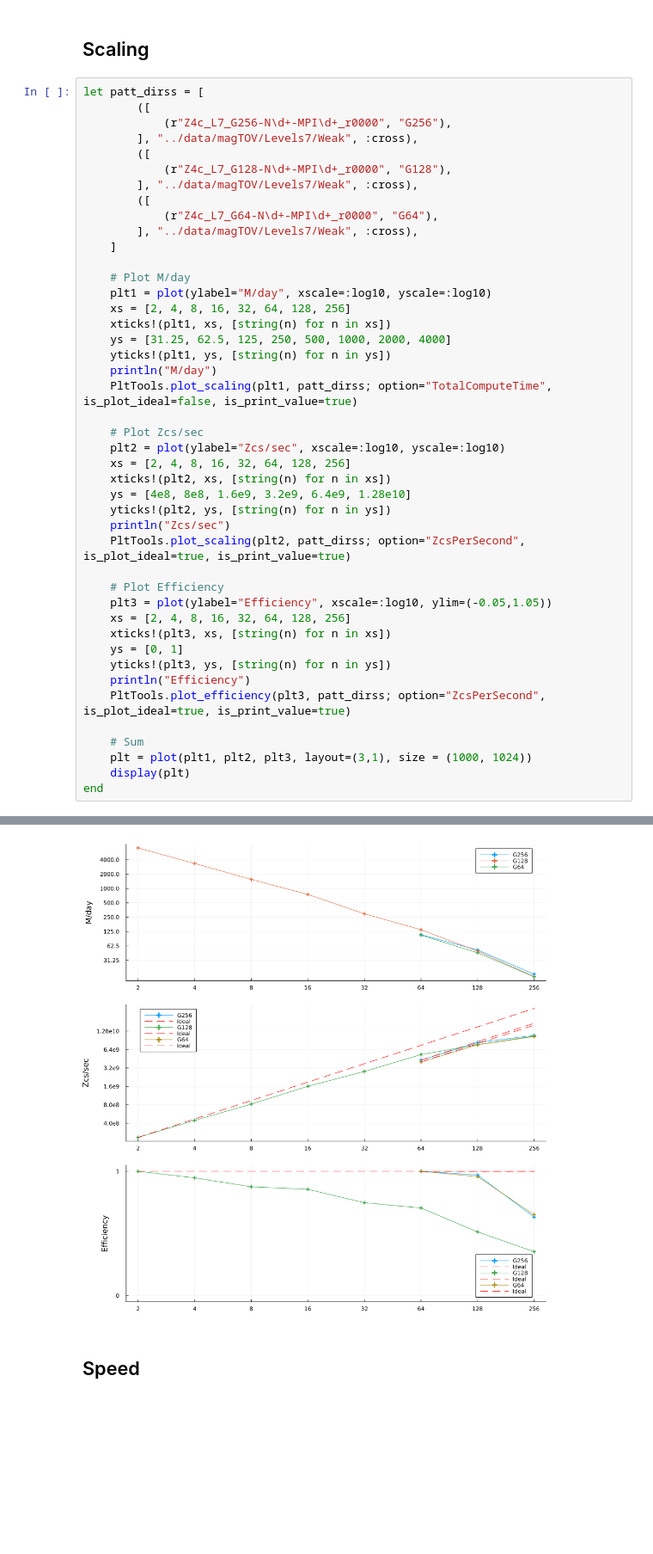
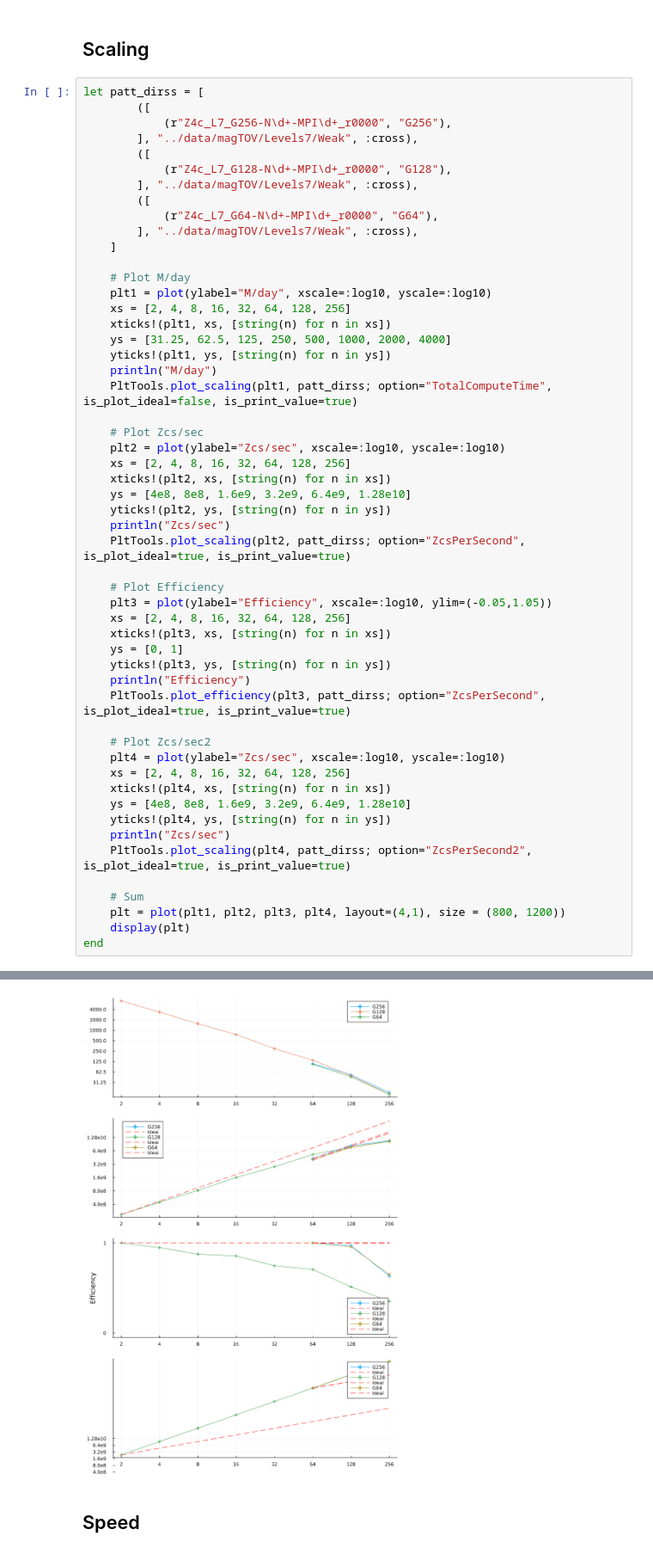
Before and after one commit to lwJi/ETK-Scaling-Tests, a Jupyter notebook: frontier/ipynb/magTOV-Levels7.ipynb, the cells around one changed output, grey strips where cells are left out. Shown at 86% size. Drawn from its saved outputs; the diff is of its cells as text; blank space fills up the shorter version.

```diff
--- a/frontier/ipynb/magTOV-Levels7.ipynb
+++ b/frontier/ipynb/magTOV-Levels7.ipynb
@@ -47,8 +47,17 @@ let patt_dirss = [
     println("Efficiency")
     PltTools.plot_efficiency(plt3, patt_dirss; option="ZcsPerSecond", is_plot_ideal=true, is_print_value=true)
 
+    # Plot Zcs/sec2
+    plt4 = plot(ylabel="Zcs/sec", xscale=:log10, yscale=:log10)
+    xs = [2, 4, 8, 16, 32, 64, 128, 256]
+    xticks!(plt4, xs, [string(n) for n in xs])
+    ys = [4e8, 8e8, 1.6e9, 3.2e9, 6.4e9, 1.28e10]
+    yticks!(plt4, ys, [string(n) for n in ys])
+    println("Zcs/sec")
+    PltTools.plot_scaling(plt4, patt_dirss; option="ZcsPerSecond2", is_plot_ideal=true, is_print_value=true)
+
     # Sum
-    plt = plot(plt1, plt2, plt3, layout=(3,1), size = (1000, 1024))
+    plt = plot(plt1, plt2, plt3, plt4, layout=(4,1), size = (800, 1200))
     display(plt)
 end
 # %% [output]
@@ -67,4 +80,4 @@ Efficiency
-[figure, old version]
+[figure, new version]
 # %% [markdown]
 ## Speed
 # %%
```
Also changed, not shown: parts of 3 cells of this notebook.
